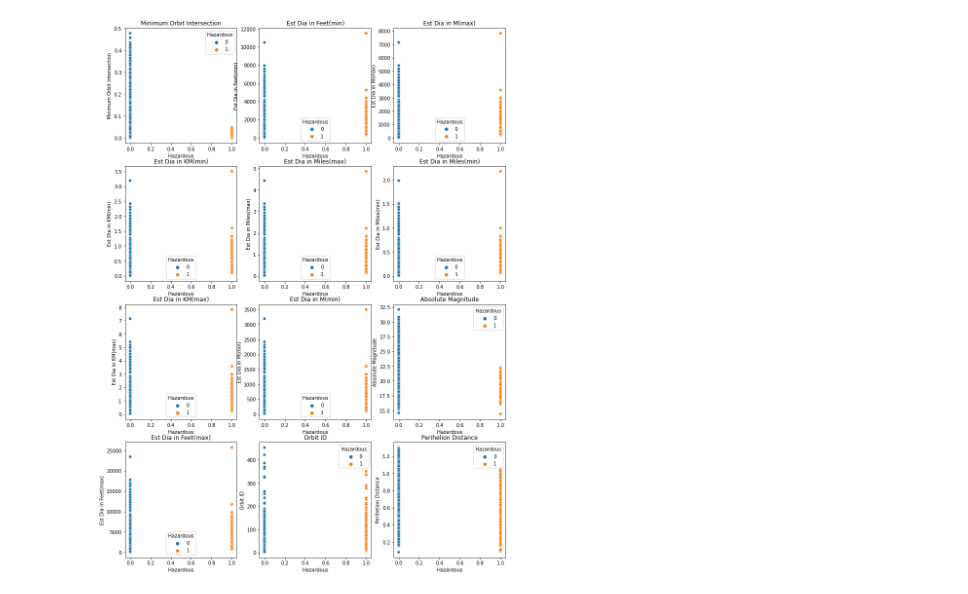
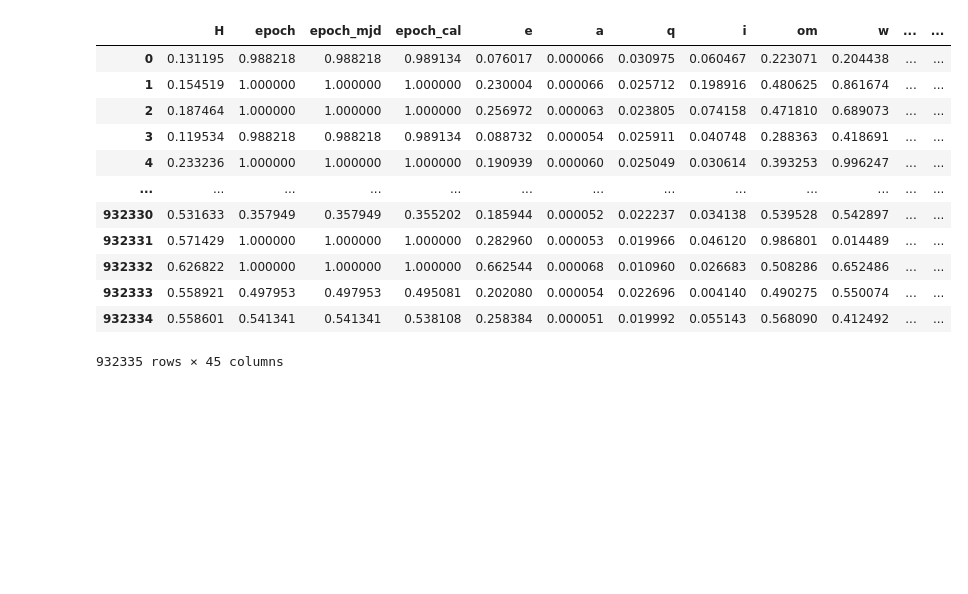
Before and after one commit to edwardloo/Kaggle, a Jupyter notebook: asteroid-threat-prediction.ipynb, the cells around one changed output. Cells and saved outputs as stored; diff of their text form; code cells hidden in the pictures; blank space fills up the shorter version.

```diff
--- a/asteroid-threat-prediction.ipynb
+++ b/asteroid-threat-prediction.ipynb
@@ -92,11 +256,25 @@ len(large_parameter)
+# %%
+X
+# %% [output]
+|  | H | epoch | epoch_mjd | epoch_cal | e | a | q | i | om | w | ... | ... |
+| 0 | 0.131195 | 0.988218 | 0.988218 | 0.989134 | 0.076017 | 0.000066 | 0.030975 | 0.060467 | 0.223071 | 0.204438 | ... | ... |
+| 1 | 0.154519 | 1.000000 | 1.000000 | 1.000000 | 0.230004 | 0.000066 | 0.025712 | 0.198916 | 0.480625 | 0.861674 | ... | ... |
+| 2 | 0.187464 | 1.000000 | 1.000000 | 1.000000 | 0.256972 | 0.000063 | 0.023805 | 0.074158 | 0.471810 | 0.689073 | ... | ... |
+| 3 | 0.119534 | 0.988218 | 0.988218 | 0.989134 | 0.088732 | 0.000054 | 0.025911 | 0.040748 | 0.288363 | 0.418691 | ... | ... |
+| 4 | 0.233236 | 1.000000 | 1.000000 | 1.000000 | 0.190939 | 0.000060 | 0.025049 | 0.030614 | 0.393253 | 0.996247 | ... | ... |
+| ... | ... | ... | ... | ... | ... | ... | ... | ... | ... | ... | ... | ... |
+| 932330 | 0.531633 | 0.357949 | 0.357949 | 0.355202 | 0.185944 | 0.000052 | 0.022237 | 0.034138 | 0.539528 | 0.542897 | ... | ... |
+| 932331 | 0.571429 | 1.000000 | 1.000000 | 1.000000 | 0.282960 | 0.000053 | 0.019966 | 0.046120 | 0.986801 | 0.014489 | ... | ... |
+| 932332 | 0.626822 | 1.000000 | 1.000000 | 1.000000 | 0.662544 | 0.000068 | 0.010960 | 0.026683 | 0.508286 | 0.652486 | ... | ... |
+| 932333 | 0.558921 | 0.497953 | 0.497953 | 0.495081 | 0.202080 | 0.000054 | 0.022696 | 0.004140 | 0.490275 | 0.550074 | ... | ... |
+| 932334 | 0.558601 | 0.541341 | 0.541341 | 0.538108 | 0.258384 | 0.000051 | 0.019992 | 0.055143 | 0.568090 | 0.412492 | ... | ... |
+932335 rows × 45 columns
 # %%
-# Inspecting the individual relationship between the target and features
-fig, axes = plt.pyplot.subplots(4,3, figsize = (14,20))
-k = 0
-for i in range (0,4):
-        for j in range (0,3):
-            sns.scatterplot(ax = axes[i,j], x = train['Hazardous'], y = train[large_parameter[k]], hue = train["Hazardous"])
-            axes[i,j].set_title(large_parameter[k])
-            k = k+1
+# # inspecting the individual relationship between the target and features
+# fig, axes = plt.pyplot.subplots(6,3, figsize = (16,24))
+# k = 0
+# for i in range (0,4):
+#         for j in range (0,3):
+#             sns.stripplot(ax = axes[i,j], x = X['pha_Y'], y = X[large_parameter[k]])
+#             axes[i,j].set_title(large_parameter[k])
+#             k = k+1
-# %% [output]
-[figure, removed]
```
Also changed, not shown: parts of 19 cells of this notebook.
